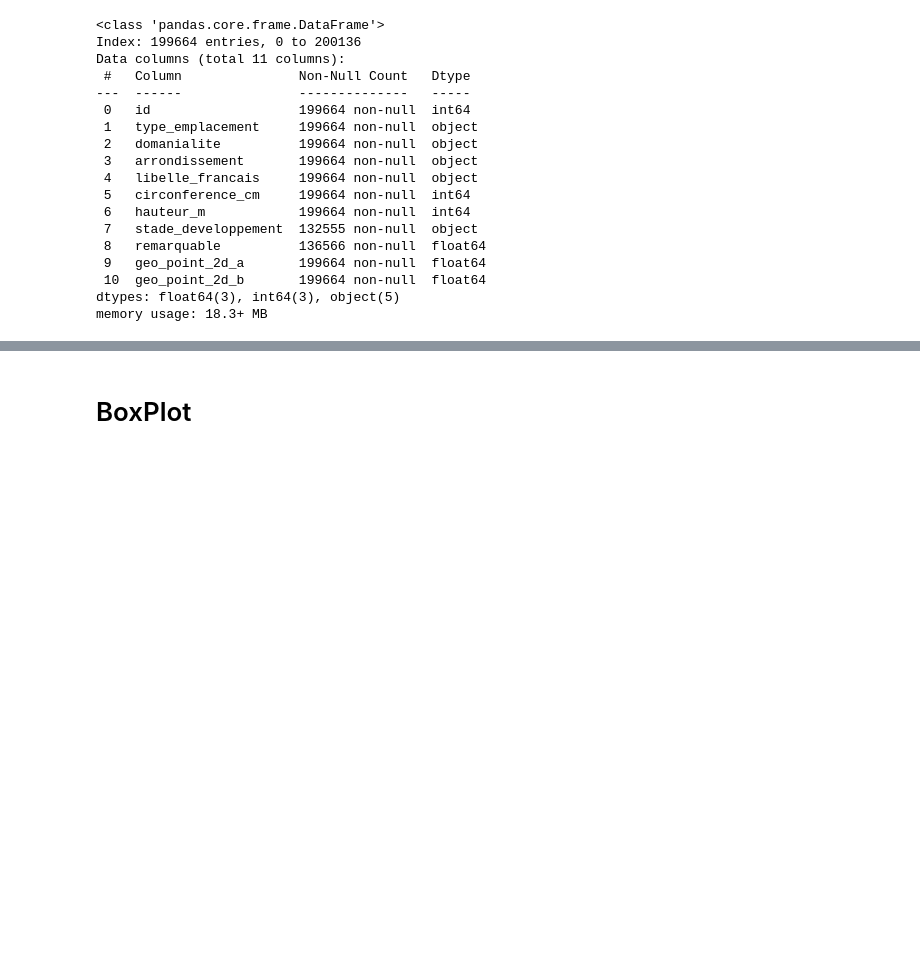
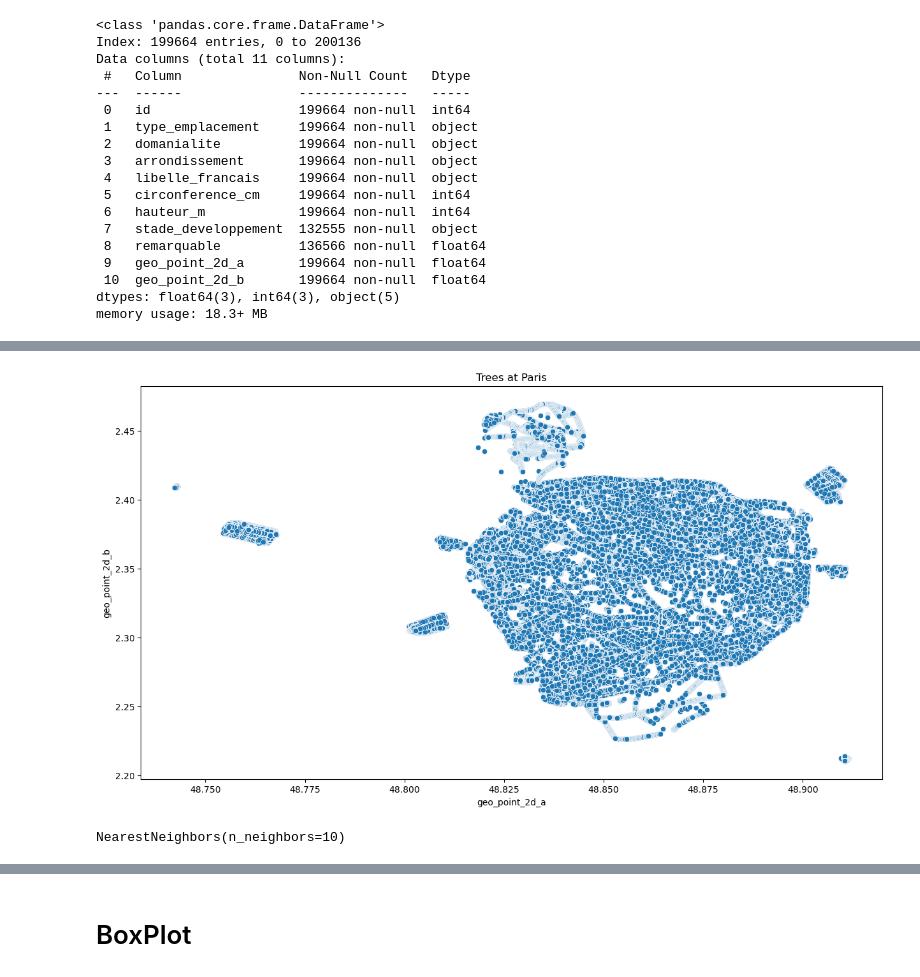
Before and after one commit to LAlto96/ocaiep02, a Jupyter notebook: DataClean.ipynb, the cells around one changed output, grey strips where cells are left out. Saved outputs shown, nothing was run; the diff lists cells and outputs as text; code cells hidden in the pictures; blank space fills up the shorter version.

Commit message:
Outliers detection with KNN algorithm for geo data

```diff
--- a/DataClean.ipynb
+++ b/DataClean.ipynb
@@ -454,0 +474,3 @@ memory usage: 18.3+ MB
+# %%
+geo_df = df[['geo_point_2d_a', 'geo_point_2d_b']]
+geo_df
@@ -454,0 +491,17 @@ memory usage: 18.3+ MB
+# %%
+fig = plt.subplots(figsize=(15, 8))
+
+# Plot the first graph on the first subplot
+sns.scatterplot(x='geo_point_2d_a', y='geo_point_2d_b', data=geo_df)
+# Set the title
+plt.title('Trees at Paris')
+
+# Show the figure
+plt.show()
+# %% [output]
+[figure, added]
+# %%
+nbrs = NearestNeighbors(n_neighbors=10)
+nbrs.fit(geo_df)
+# %% [output]
+NearestNeighbors(n_neighbors=10)
```
Also changed, not shown: parts of 20 cells of this notebook.
